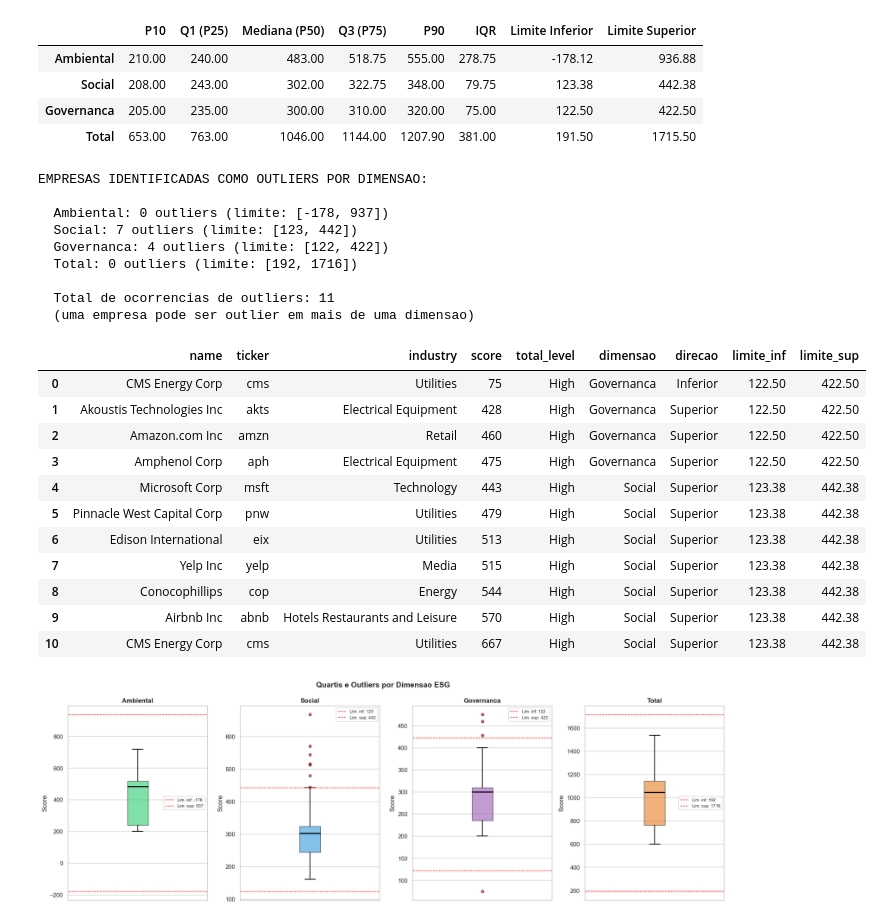
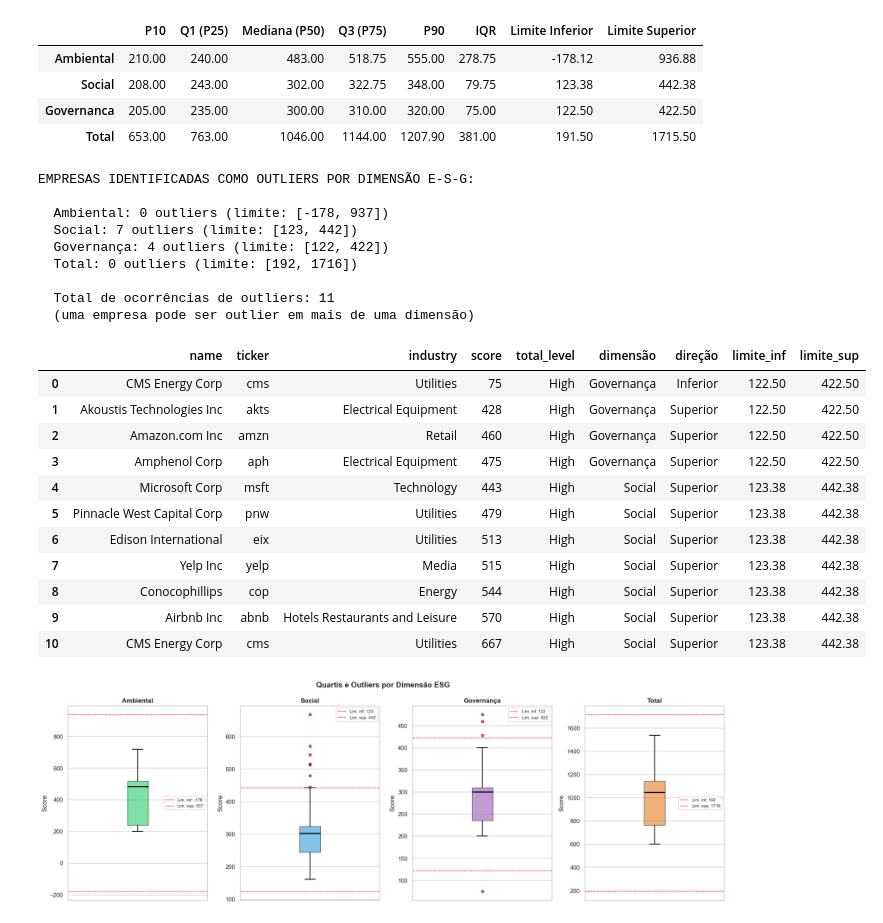
Before and after one commit to phelipecscosta/NorthData-Consulting-Classific-ESG-por-Machine-Learning, a Jupyter notebook: notebooks/01_eda_e_visualizacoes_analiticas.ipynb, the cells around one changed output. Cells and saved outputs as stored; diff of their text form; code cells hidden in the pictures.

```diff
--- a/notebooks/01_eda_e_visualizacoes_analiticas.ipynb
+++ b/notebooks/01_eda_e_visualizacoes_analiticas.ipynb
@@ -823,51 +900,51 @@ QUARTIS, PERCENTIS E LIMITES IQR:
 | Governanca | 205.00 | 235.00 | 300.00 | 310.00 | 320.00 | 75.00 | 122.50 | 422.50 |
 | Total | 653.00 | 763.00 | 1046.00 | 1144.00 | 1207.90 | 381.00 | 191.50 | 1715.50 |
 # %%
-print("EMPRESAS IDENTIFICADAS COMO OUTLIERS POR DIMENSAO:\n")
+print("EMPRESAS IDENTIFICADAS COMO OUTLIERS POR DIMENSÃO E-S-G:\n")
 
 outliers_total = pd.DataFrame()
 
-for col, rotulo in zip(cols_scores, ["Ambiental", "Social", "Governanca", "Total"]):
+for col, rotulo in zip(cols_scores, ["Ambiental", "Social", "Governança", "Total"]):
     q1  = df[col].quantile(0.25)
     q3  = df[col].quantile(0.75)
     iqr = q3 - q1
     lim_inf = q1 - 1.5 * iqr
     lim_sup = q3 + 1.5 * iqr
 
     outliers = df[(df[col] < lim_inf) | (df[col] > lim_sup)][
         ["name", "ticker", "industry", col, "total_level"]
     ].copy()
-    outliers["dimensao"]  = rotulo
-    outliers["direcao"]   = outliers[col].apply(
+    outliers["dimensão"]  = rotulo
+    outliers["direção"]   = outliers[col].apply(
         lambda x: "Superior" if x > lim_sup else "Inferior"
     )
     outliers["limite_inf"] = round(lim_inf, 2)
     outliers["limite_sup"] = round(lim_sup, 2)
     outliers = outliers.rename(columns={col: "score"})
 
     print(f"  {rotulo}: {len(outliers)} outliers "
           f"(limite: [{lim_inf:.0f}, {lim_sup:.0f}])")
 
     outliers_total = pd.concat([outliers_total, outliers])
 
-print(f"\n  Total de ocorrencias de outliers: {len(outliers_total)}")
-print(f"  (uma empresa pode ser outlier em mais de uma dimensao)\n")
-display(outliers_total.sort_values(["dimensao", "direcao", "score"]).reset_index(drop=True))
+print(f"\n  Total de ocorrências de outliers: {len(outliers_total)}")
+print(f"  (uma empresa pode ser outlier em mais de uma dimensão)\n")
+display(outliers_total.sort_values(["dimensão", "direção", "score"]).reset_index(drop=True))
 # %% [output]
-EMPRESAS IDENTIFICADAS COMO OUTLIERS POR DIMENSAO:
+EMPRESAS IDENTIFICADAS COMO OUTLIERS POR DIMENSÃO E-S-G:
 
   Ambiental: 0 outliers (limite: [-178, 937])
   Social: 7 outliers (limite: [123, 442])
-  Governanca: 4 outliers (limite: [122, 422])
+  Governança: 4 outliers (limite: [122, 422])
   Total: 0 outliers (limite: [192, 1716])
 
-  Total de ocorrencias de outliers: 11
-  (uma empresa pode ser outlier em mais de uma dimensao)
+  Total de ocorrências de outliers: 11
+  (uma empresa pode ser outlier em mais de uma dimensão)
-|  | name | ticker | industry | score | total_level | dimensao | direcao | limite_inf | limite_sup |
-| 0 | CMS Energy Corp | cms | Utilities | 75 | High | Governanca | Inferior | 122.50 | 422.50 |
-| 1 | Akoustis Technologies Inc | akts | Electrical Equipment | 428 | High | Governanca | Superior | 122.50 | 422.50 |
-| 2 | Amazon.com Inc | amzn | Retail | 460 | High | Governanca | Superior | 122.50 | 422.50 |
-| 3 | Amphenol Corp | aph | Electrical Equipment | 475 | High | Governanca | Superior | 122.50 | 422.50 |
+|  | name | ticker | industry | score | total_level | dimensão | direção | limite_inf | limite_sup |
+| 0 | CMS Energy Corp | cms | Utilities | 75 | High | Governança | Inferior | 122.50 | 422.50 |
+| 1 | Akoustis Technologies Inc | akts | Electrical Equipment | 428 | High | Governança | Superior | 122.50 | 422.50 |
+| 2 | Amazon.com Inc | amzn | Retail | 460 | High | Governança | Superior | 122.50 | 422.50 |
+| 3 | Amphenol Corp | aph | Electrical Equipment | 475 | High | Governança | Superior | 122.50 | 422.50 |
 | 4 | Microsoft Corp | msft | Technology | 443 | High | Social | Superior | 123.38 | 442.38 |
 | 5 | Pinnacle West Capital Corp | pnw | Utilities | 479 | High | Social | Superior | 123.38 | 442.38 |
 | 6 | Edison International | eix | Utilities | 513 | High | Social | Superior | 123.38 | 442.38 |
```
Also changed, not shown: parts of 27 cells of this notebook, 12 other files.
